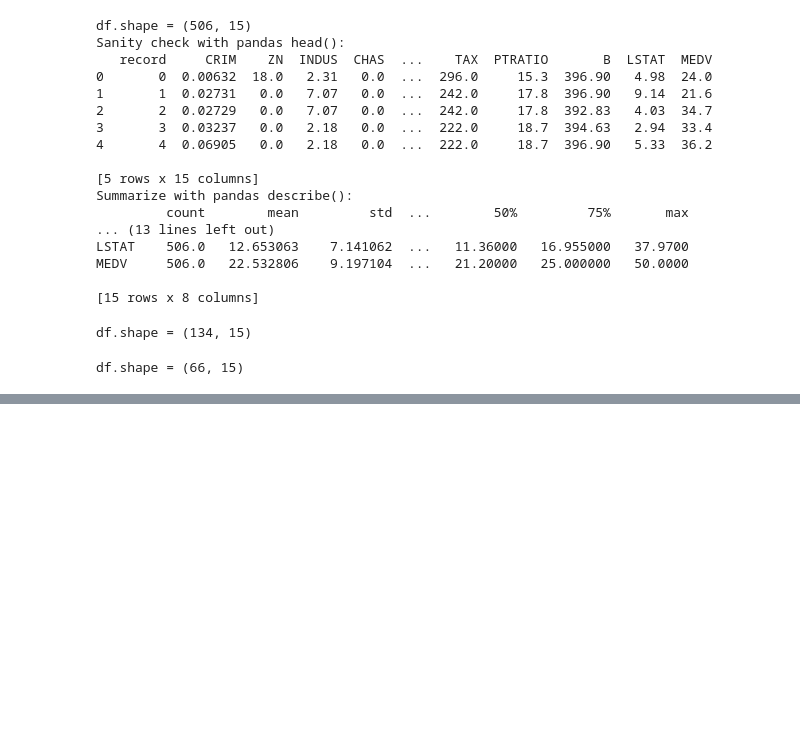
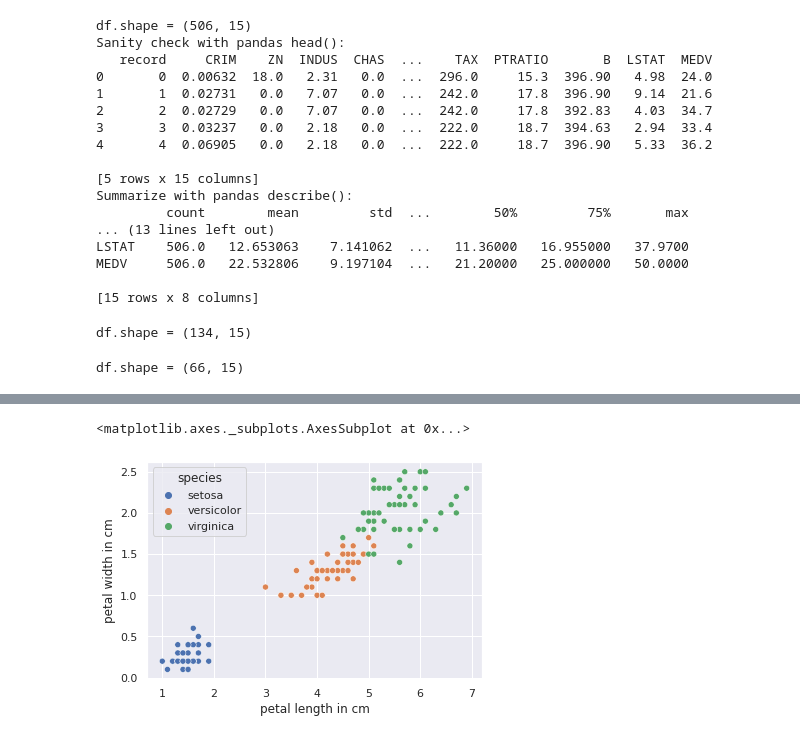
Before and after one commit to kemaladamr/python_data_mining, a Jupyter notebook: Collecting_exploring_and_visualizing_data.ipynb, the cells around one changed output, grey strips where cells are left out. Drawn from its saved outputs; the diff is of its cells as text; code cells hidden in the pictures; blank space fills up the shorter version.

```diff
--- a/Collecting_exploring_and_visualizing_data.ipynb
+++ b/Collecting_exploring_and_visualizing_data.ipynb
@@ -80,0 +428,6 @@ df = pd.read_sql_query(
+# %%
+sns.scatterplot(x='petal length in cm', y='petal width in cm',
+                hue='species', data=df)
+# %% [output]
+<matplotlib.axes._subplots.AxesSubplot at 0x...>
+[figure, added]
```
Also changed, not shown: parts of 43 cells of this notebook.
